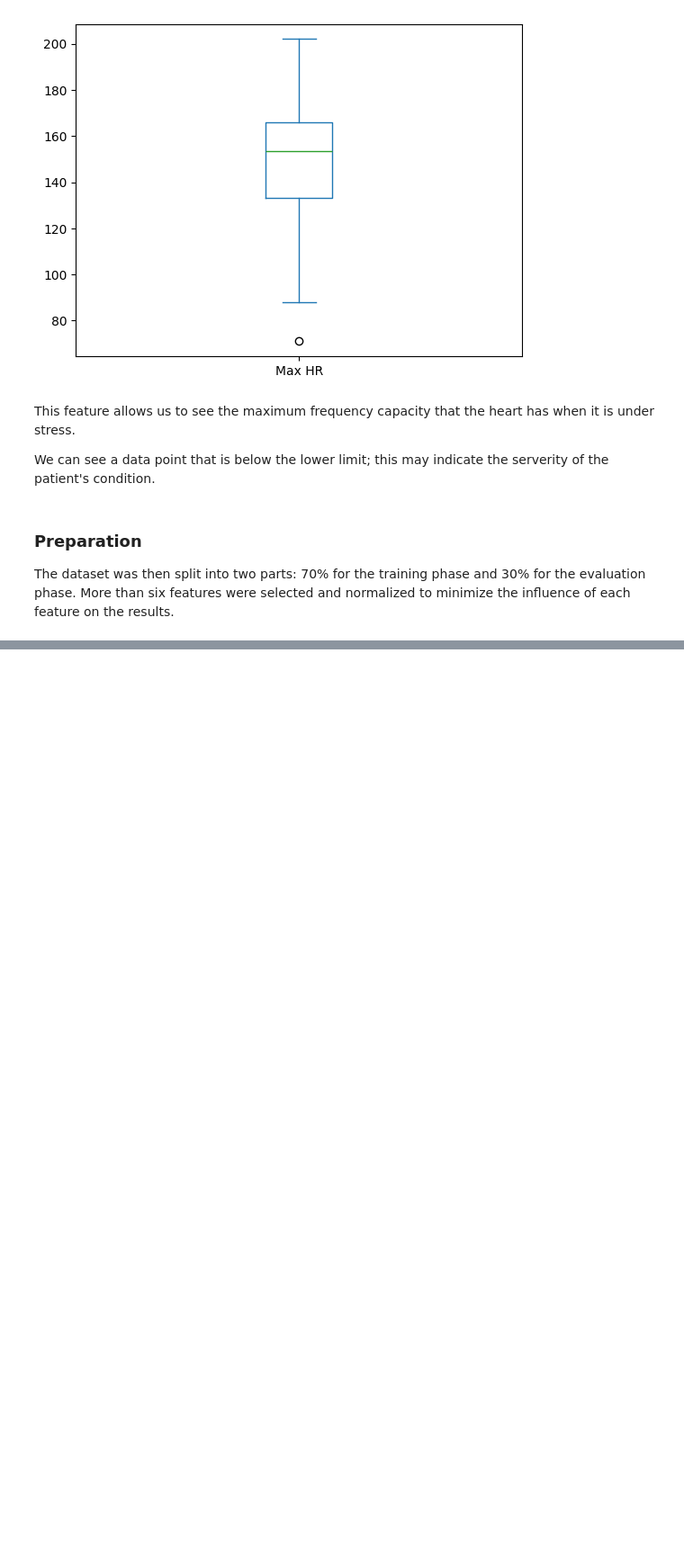
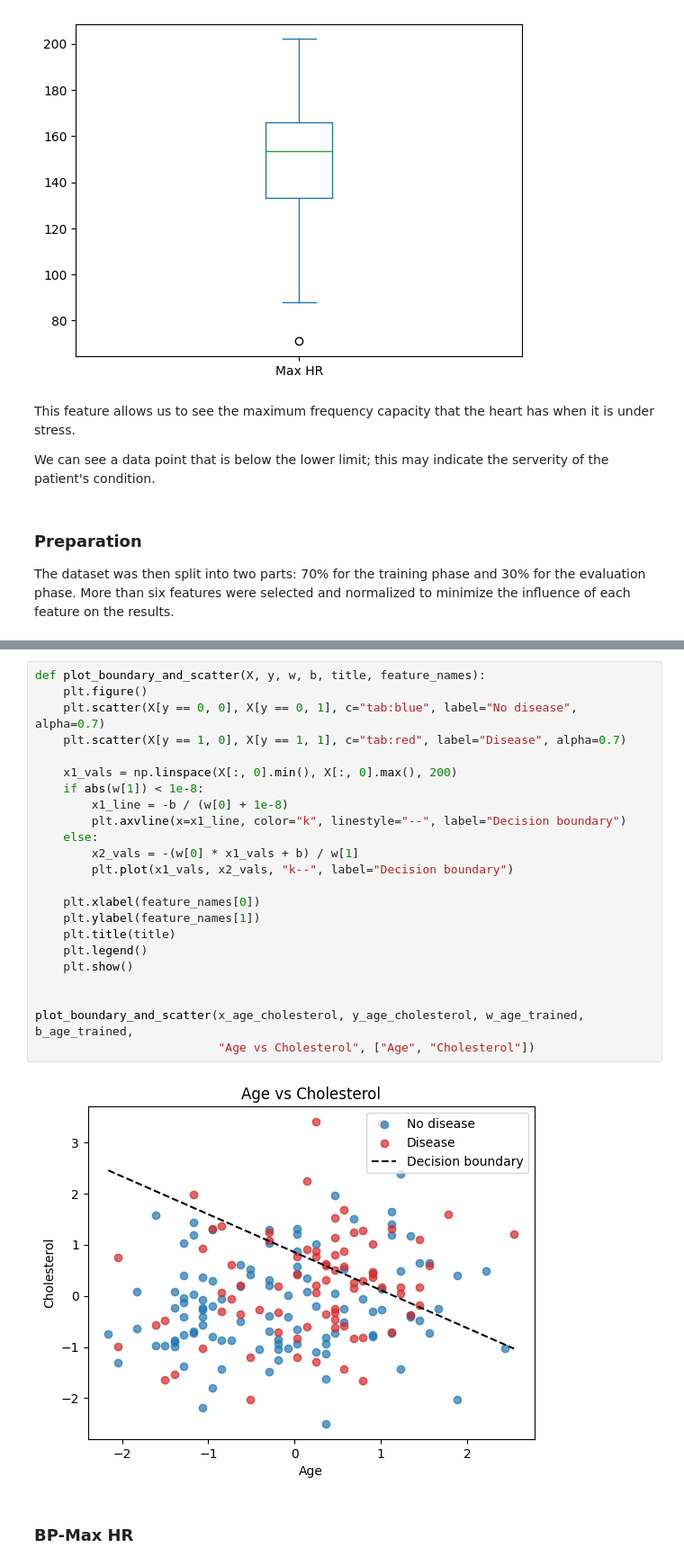
Before and after one commit to tulio3101/TDSE-02, a Jupyter notebook: heart_disease_risk_prediction.ipynb, the cells around one changed output, grey strips where cells are left out. Shown at 90% size. Drawn from its saved outputs; the diff is of its cells as text; blank space fills up the shorter version.

```diff
--- a/heart_disease_risk_prediction.ipynb
+++ b/heart_disease_risk_prediction.ipynb
@@ -185,0 +622,27 @@ Test set size: 81 (30.00%)
+# %%
+def plot_boundary_and_scatter(X, y, w, b, title, feature_names):
+    plt.figure()
+    plt.scatter(X[y == 0, 0], X[y == 0, 1], c="tab:blue", label="No disease", alpha=0.7)
+    plt.scatter(X[y == 1, 0], X[y == 1, 1], c="tab:red", label="Disease", alpha=0.7)
+
+    x1_vals = np.linspace(X[:, 0].min(), X[:, 0].max(), 200)
+    if abs(w[1]) < 1e-8:
+        x1_line = -b / (w[0] + 1e-8)
+        plt.axvline(x=x1_line, color="k", linestyle="--", label="Decision boundary")
+    else:
+        x2_vals = -(w[0] * x1_vals + b) / w[1]
+        plt.plot(x1_vals, x2_vals, "k--", label="Decision boundary")
+
+    plt.xlabel(feature_names[0])
+    plt.ylabel(feature_names[1])
+    plt.title(title)
+    plt.legend()
+    plt.show()
+
+
+plot_boundary_and_scatter(x_age_cholesterol, y_age_cholesterol, w_age_trained, b_age_trained,
+                          "Age vs Cholesterol", ["Age", "Cholesterol"])
+# %% [output]
+[figure, added]
+# %% [markdown]
+### BP-Max HR
```
Also changed, not shown: parts of 59 cells of this notebook.
